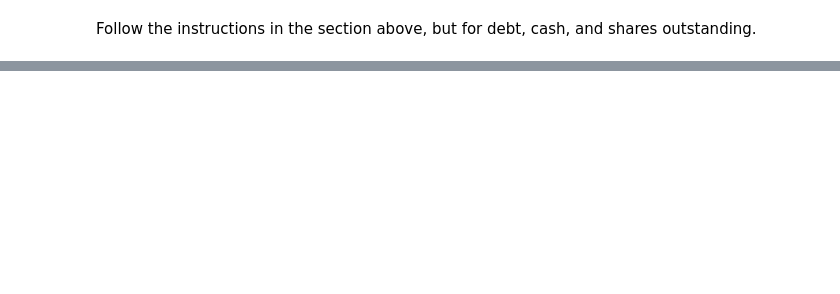
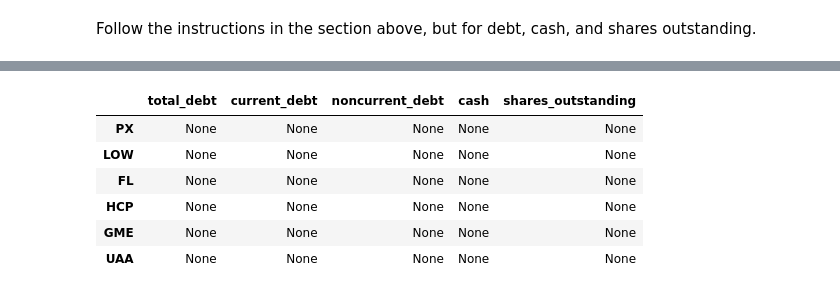
Before and after one commit to GTSF-Quantitative-Sector/sec_parser, a Jupyter notebook: TODO.ipynb, the cells around one changed output, grey strips where cells are left out. Cells and saved outputs as stored; diff of their text form; code cells hidden in the pictures; blank space fills up the shorter version.

```diff
--- a/TODO.ipynb
+++ b/TODO.ipynb
@@ -200,0 +214,10 @@ for ticker in tqdm(sp500 - failed):
+# %%
+df[df["cash"].isna()]
+# %% [output]
+|  | total_debt | current_debt | noncurrent_debt | cash | shares_outstanding |
+| PX | None | None | None | None | None |
+| LOW | None | None | None | None | None |
+| FL | None | None | None | None | None |
+| HCP | None | None | None | None | None |
+| GME | None | None | None | None | None |
+| UAA | None | None | None | None | None |
```
Also changed, not shown: parts of 10 cells of this notebook.
